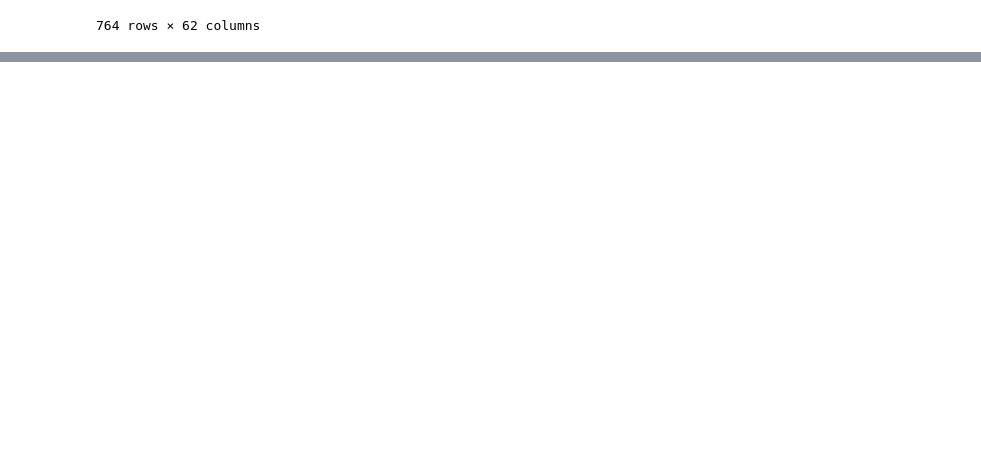
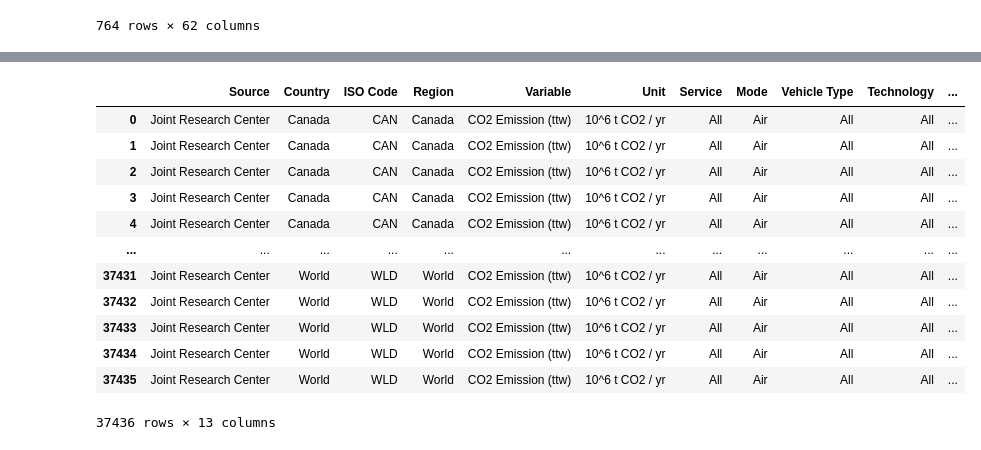
Before and after one commit to transportenergy/database, a Jupyter notebook: item/historical/scripts/T005.ipynb, the cells around one changed output, grey strips where cells are left out. Cells and saved outputs as stored; diff of their text form; code cells hidden in the pictures; blank space fills up the shorter version.

```diff
--- a/item/historical/scripts/T005.ipynb
+++ b/item/historical/scripts/T005.ipynb
@@ -527,0 +588,33 @@ df
+# %%
+# Variable holding the new magnitudes
+new_magnitude_value = []
+
+# For each value, convert them to billion
+current_magnitude = df["Value"]
+for value in current_magnitude:
+    new_val = value/1000.0
+    new_magnitude_value.append(new_val)
+
+# Assert that the len of the new list is equal to the old list
+assert len(new_magnitude_value) == len(current_magnitude)
+
+# Remove the old "value" column
+df.drop(columns= ["Value"],inplace = True)
+
+# Add the new "Value" column
+df[ColumnName.VALUE.value] = new_magnitude_value
+df
+# %% [output]
+|  | Source | Country | ISO Code | Region | Variable | Unit | Service | Mode | Vehicle Type | Technology | ... |
+| 0 | Joint Research Center | Canada | CAN | Canada | CO2 Emission (ttw) | 10^6 t CO2 / yr | All | Air | All | All | ... |
+| 1 | Joint Research Center | Canada | CAN | Canada | CO2 Emission (ttw) | 10^6 t CO2 / yr | All | Air | All | All | ... |
+| 2 | Joint Research Center | Canada | CAN | Canada | CO2 Emission (ttw) | 10^6 t CO2 / yr | All | Air | All | All | ... |
+| 3 | Joint Research Center | Canada | CAN | Canada | CO2 Emission (ttw) | 10^6 t CO2 / yr | All | Air | All | All | ... |
+| 4 | Joint Research Center | Canada | CAN | Canada | CO2 Emission (ttw) | 10^6 t CO2 / yr | All | Air | All | All | ... |
+| ... | ... | ... | ... | ... | ... | ... | ... | ... | ... | ... | ... |
+| 37431 | Joint Research Center | World | WLD | World | CO2 Emission (ttw) | 10^6 t CO2 / yr | All | Air | All | All | ... |
+| 37432 | Joint Research Center | World | WLD | World | CO2 Emission (ttw) | 10^6 t CO2 / yr | All | Air | All | All | ... |
+| 37433 | Joint Research Center | World | WLD | World | CO2 Emission (ttw) | 10^6 t CO2 / yr | All | Air | All | All | ... |
+| 37434 | Joint Research Center | World | WLD | World | CO2 Emission (ttw) | 10^6 t CO2 / yr | All | Air | All | All | ... |
+| 37435 | Joint Research Center | World | WLD | World | CO2 Emission (ttw) | 10^6 t CO2 / yr | All | Air | All | All | ... |
+37436 rows × 13 columns
```
Also changed, not shown: parts of 13 cells of this notebook.
